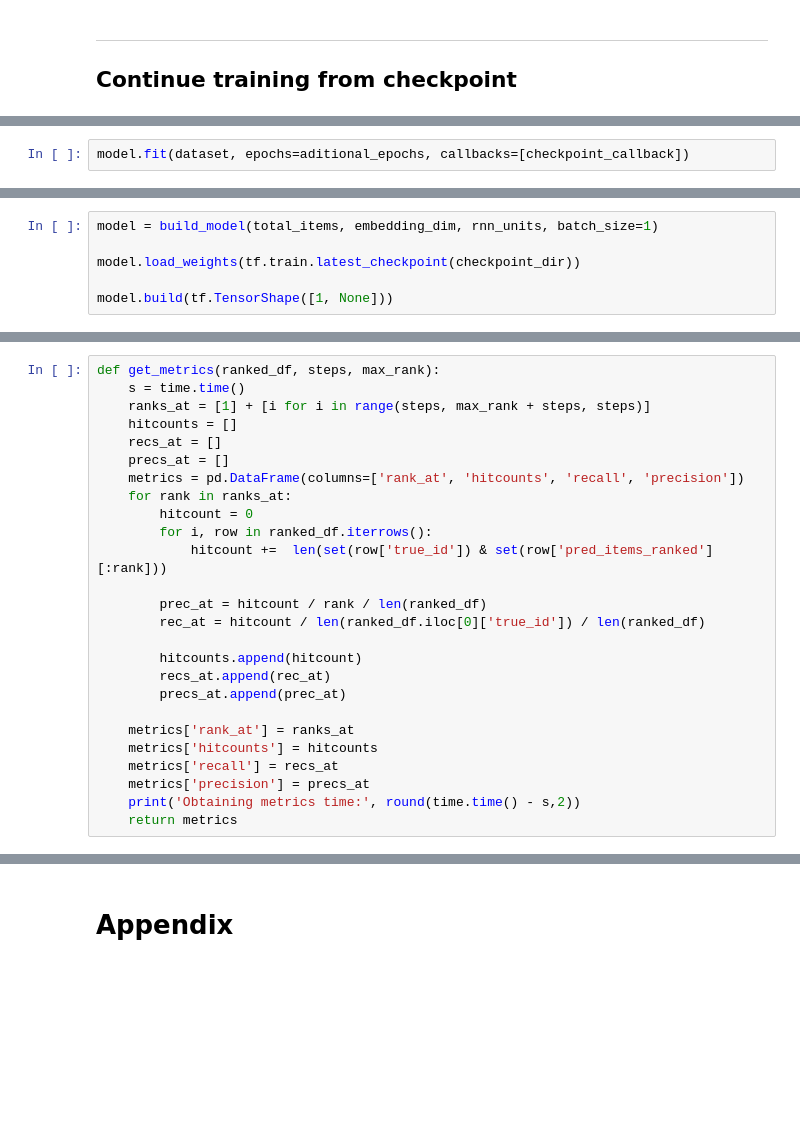
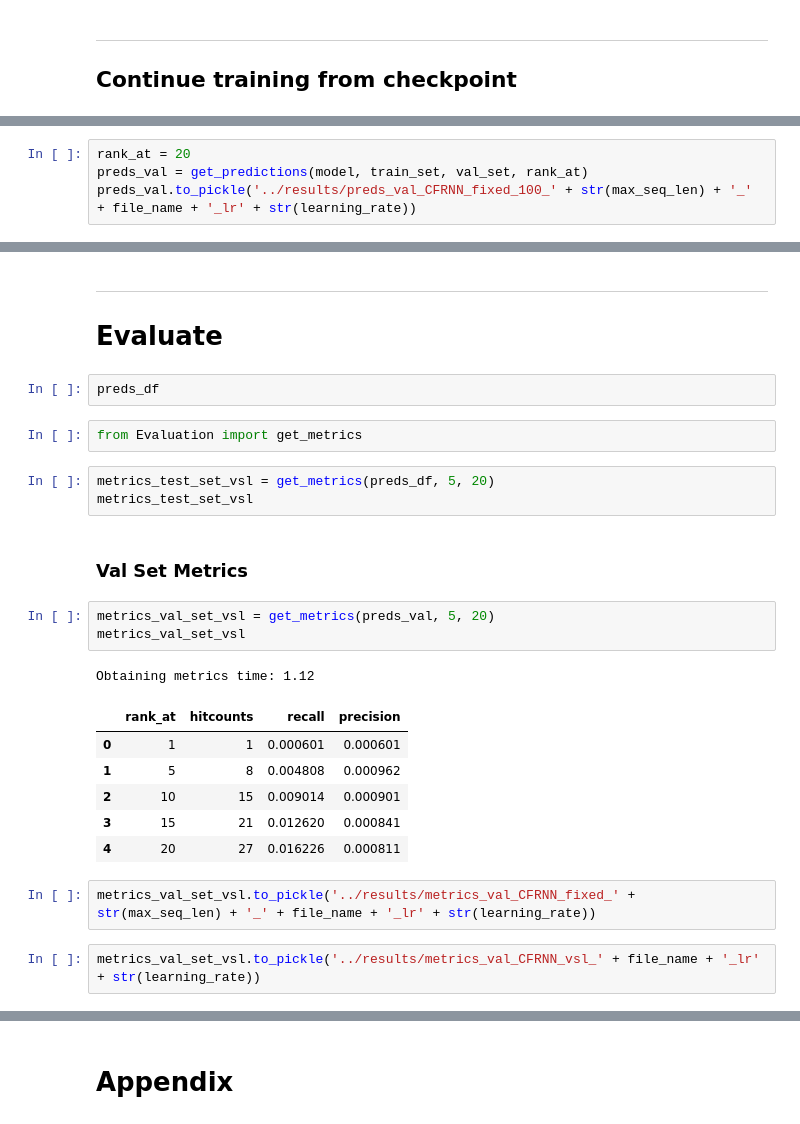
Before and after one commit to ROpdam/recommender_comparison, a Jupyter notebook: CF_RNN.ipynb, the cells around one changed output, grey strips where cells are left out. Cells and saved outputs as stored; diff of their text form; blank space fills up the shorter version.

```diff
--- a/CF_RNN.ipynb
+++ b/CF_RNN.ipynb
@@ -354,2 +361,0 @@ aditional_epochs = 1
-# %%
-model.fit(dataset, epochs=aditional_epochs, callbacks=[checkpoint_callback])
@@ -363,6 +365,0 @@ tf.train.latest_checkpoint(checkpoint_dir)
-# %%
-model = build_model(total_items, embedding_dim, rnn_units, batch_size=1)
-
-model.load_weights(tf.train.latest_checkpoint(checkpoint_dir))
-
-model.build(tf.TensorShape([1, None]))
@@ -430,26 +464,0 @@ predictions
-# %%
-def get_metrics(ranked_df, steps, max_rank):
-    s = time.time()
-    ranks_at = [1] + [i for i in range(steps, max_rank + steps, steps)]
-    hitcounts = []
-    recs_at = []
-    precs_at = []
-    metrics = pd.DataFrame(columns=['rank_at', 'hitcounts', 'recall', 'precision'])
-    for rank in ranks_at:
-        hitcount = 0
-        for i, row in ranked_df.iterrows():
-            hitcount +=  len(set(row['true_id']) & set(row['pred_items_ranked'][:rank]))
-
-        prec_at = hitcount / rank / len(ranked_df)
-        rec_at = hitcount / len(ranked_df.iloc[0]['true_id']) / len(ranked_df)
-
-        hitcounts.append(hitcount)
-        recs_at.append(rec_at)
-        precs_at.append(prec_at)
-
-    metrics['rank_at'] = ranks_at
-    metrics['hitcounts'] = hitcounts
-    metrics['recall'] = recs_at
-    metrics['precision'] = precs_at
-    print('Obtaining metrics time:', round(time.time() - s,2))
-    return metrics
@@ -477,0 +484,4 @@ metrics.to_pickle(path + 'Results/CFRNN/' + 'metrics_CFRNN_' + file_name)
+# %%
+rank_at = 20
+preds_val = get_predictions(model, train_set, val_set, rank_at)
+preds_val.to_pickle('../results/preds_val_CFRNN_fixed_100_' + str(max_seq_len) + '_' + file_name + '_lr' + str(learning_rate))
@@ -477,0 +504,27 @@ metrics.to_pickle(path + 'Results/CFRNN/' + 'metrics_CFRNN_' + file_name)
+# %% [markdown]
+---
+# Evaluate
+# %%
+preds_df
+# %%
+from Evaluation import get_metrics
+# %%
+metrics_test_set_vsl = get_metrics(preds_df, 5, 20)
+metrics_test_set_vsl
+# %% [markdown]
+### Val Set Metrics
+# %%
+metrics_val_set_vsl = get_metrics(preds_val, 5, 20)
+metrics_val_set_vsl
+# %% [output]
+Obtaining metrics time: 1.12
+|  | rank_at | hitcounts | recall | precision |
+| 0 | 1 | 1 | 0.000601 | 0.000601 |
+| 1 | 5 | 8 | 0.004808 | 0.000962 |
+| 2 | 10 | 15 | 0.009014 | 0.000901 |
+| 3 | 15 | 21 | 0.012620 | 0.000841 |
+| 4 | 20 | 27 | 0.016226 | 0.000811 |
+# %%
+metrics_val_set_vsl.to_pickle('../results/metrics_val_CFRNN_fixed_' + str(max_seq_len) + '_' + file_name + '_lr' + str(learning_rate))
+# %%
+metrics_val_set_vsl.to_pickle('../results/metrics_val_CFRNN_vsl_' + file_name + '_lr' + str(learning_rate))
```
Also changed, not shown: parts of 124 cells of this notebook, 1 other file.
